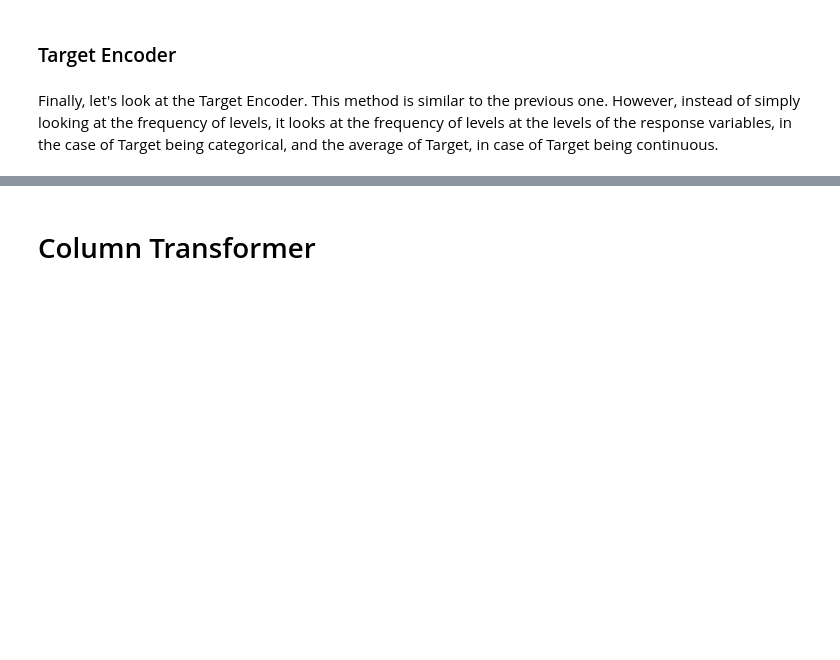
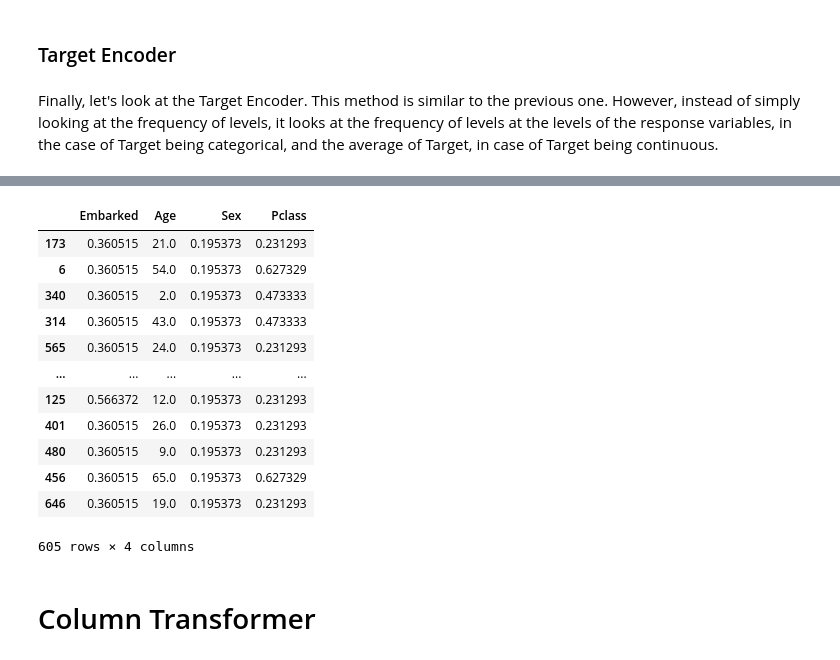
Before and after one commit to brondevitor/Python_Jorney, a Jupyter notebook: Data Preparation/Data preparation II.ipynb, the cells around one changed output, grey strips where cells are left out. Drawn from its saved outputs; the diff is of its cells as text; code cells hidden in the pictures; blank space fills up the shorter version.

```diff
--- a/Data Preparation/Data preparation II.ipynb
+++ b/Data Preparation/Data preparation II.ipynb
@@ -396,3 +500,30 @@ Finally, let's look at the Target Encoder. This method is similar to the previou
+# %%
+df_titanic = pd.read_csv('titanic_reduced.csv')
+# %%
+df_titanic.dropna(inplace=True)
+# %%
+X_titanic = df_titanic.drop('Survived', axis=1)
+Y_titanic = df_titanic['Survived']
+# %%
+X_train_titanic, X_test_titanic, y_train_titanic, y_test_titanic = train_test_split(X_titanic, Y_titanic,
+                                                                                       train_size=0.85,
+                                                                                       random_state=123)
+# %%
+te.fit_transform(X_train_titanic, y_train_titanic)
+# %% [output]
+|  | Embarked | Age | Sex | Pclass |
+| 173 | 0.360515 | 21.0 | 0.195373 | 0.231293 |
+| 6 | 0.360515 | 54.0 | 0.195373 | 0.627329 |
+| 340 | 0.360515 | 2.0 | 0.195373 | 0.473333 |
+| 314 | 0.360515 | 43.0 | 0.195373 | 0.473333 |
+| 565 | 0.360515 | 24.0 | 0.195373 | 0.231293 |
+| ... | ... | ... | ... | ... |
+| 125 | 0.566372 | 12.0 | 0.195373 | 0.231293 |
+| 401 | 0.360515 | 26.0 | 0.195373 | 0.231293 |
+| 480 | 0.360515 | 9.0 | 0.195373 | 0.231293 |
+| 456 | 0.360515 | 65.0 | 0.195373 | 0.627329 |
+| 646 | 0.360515 | 19.0 | 0.195373 | 0.231293 |
+605 rows × 4 columns
 # %% [markdown]
 # Column Transformer
 # %% [markdown]
```
Also changed, not shown: parts of 24 cells of this notebook.
